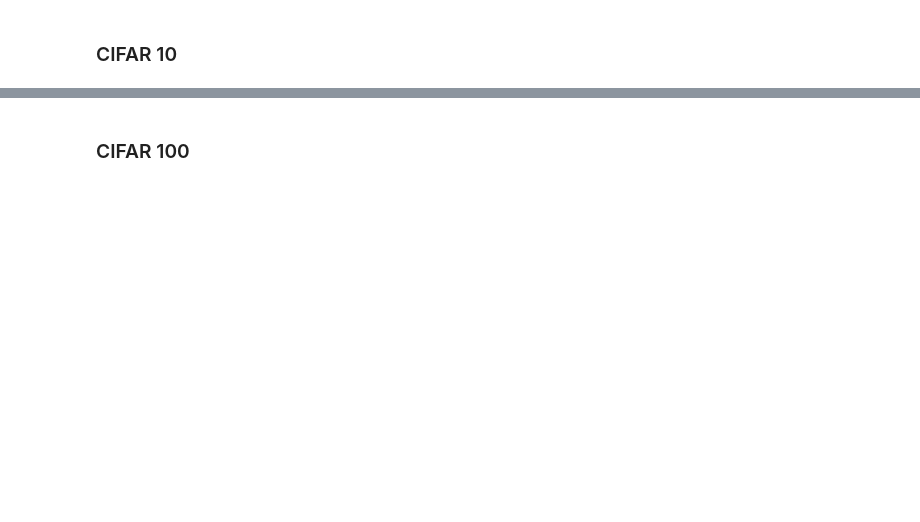
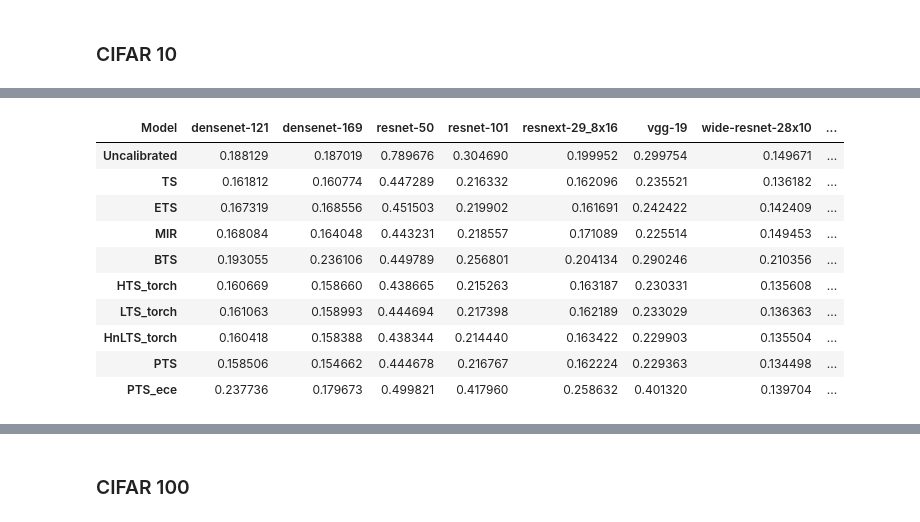
Before and after one commit to SergioAlvarezB/adaptive-tempscaling, a Jupyter notebook: code/notebooks/benchmark_pretrained_results.ipynb, the cells around one changed output, grey strips where cells are left out. Saved outputs shown, nothing was run; the diff lists cells and outputs as text; code cells hidden in the pictures; blank space fills up the shorter version.

```diff
--- a/code/notebooks/benchmark_pretrained_results.ipynb
+++ b/code/notebooks/benchmark_pretrained_results.ipynb
@@ -192,0 +115,14 @@ pd.concat([curr_ece, curr_nll, curr_bri], axis=1, keys=['ECE', 'NLL', 'Brier'],
+# %%
+curr_nll[['Uncalibrated', 'TS', 'ETS', 'MIR', 'BTS', 'HTS_torch', 'LTS_torch', 'HnLTS_torch', 'PTS', 'PTS_ece']].transpose().style.apply(highlight_min)
+# %% [output]
+| Model | densenet-121 | densenet-169 | resnet-50 | resnet-101 | resnext-29_8x16 | vgg-19 | wide-resnet-28x10 | ... |
+| Uncalibrated | 0.188129 | 0.187019 | 0.789676 | 0.304690 | 0.199952 | 0.299754 | 0.149671 | ... |
+| TS | 0.161812 | 0.160774 | 0.447289 | 0.216332 | 0.162096 | 0.235521 | 0.136182 | ... |
+| ETS | 0.167319 | 0.168556 | 0.451503 | 0.219902 | 0.161691 | 0.242422 | 0.142409 | ... |
+| MIR | 0.168084 | 0.164048 | 0.443231 | 0.218557 | 0.171089 | 0.225514 | 0.149453 | ... |
+| BTS | 0.193055 | 0.236106 | 0.449789 | 0.256801 | 0.204134 | 0.290246 | 0.210356 | ... |
+| HTS_torch | 0.160669 | 0.158660 | 0.438665 | 0.215263 | 0.163187 | 0.230331 | 0.135608 | ... |
+| LTS_torch | 0.161063 | 0.158993 | 0.444694 | 0.217398 | 0.162189 | 0.233029 | 0.136363 | ... |
+| HnLTS_torch | 0.160418 | 0.158388 | 0.438344 | 0.214440 | 0.163422 | 0.229903 | 0.135504 | ... |
+| PTS | 0.158506 | 0.154662 | 0.444678 | 0.216767 | 0.162224 | 0.229363 | 0.134498 | ... |
+| PTS_ece | 0.237736 | 0.179673 | 0.499821 | 0.417960 | 0.258632 | 0.401320 | 0.139704 | ... |
```
Also changed, not shown: parts of 34 cells of this notebook, 3 other files.
